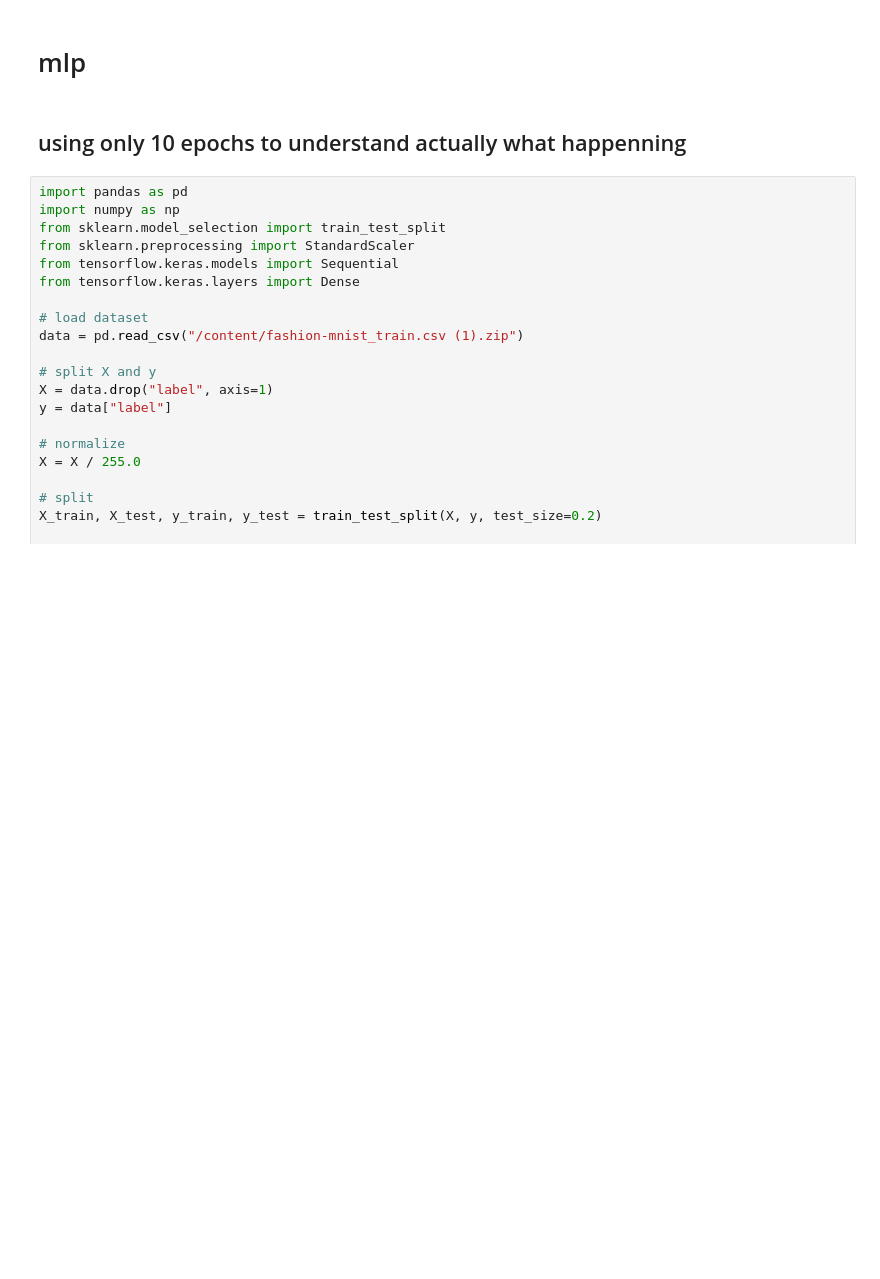
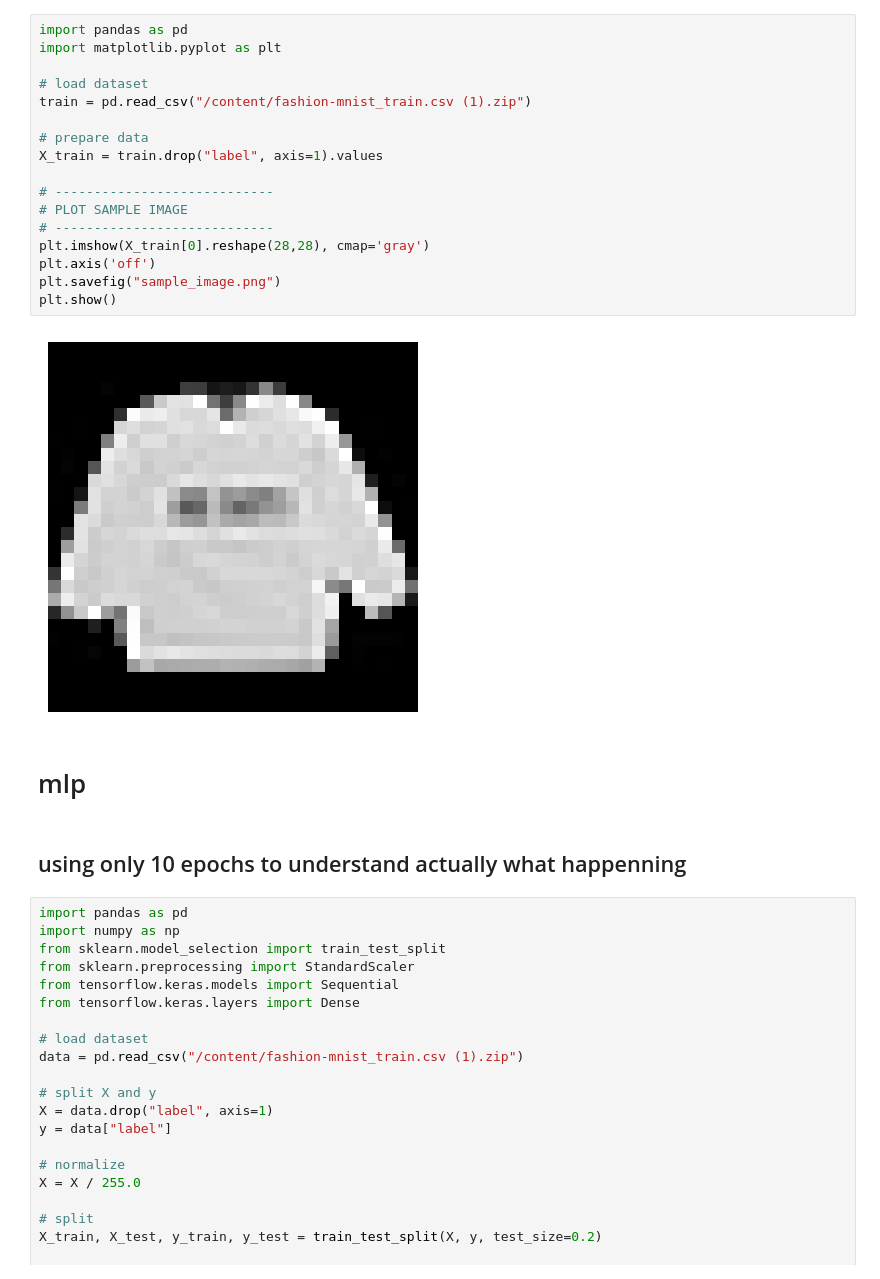
Before and after one commit to naveen-ramavath/Deep-Learning, a Jupyter notebook: dl_assignment.ipynb, the cells around one changed output. Drawn from its saved outputs; the diff is of its cells as text; blank space fills up the shorter version.

```diff
--- a/dl_assignment.ipynb
+++ b/dl_assignment.ipynb
@@ -1,5 +1,24 @@
 # %% [markdown]
 <a href="https://colab.research.google.com/github/naveen-ramavath/Deep-Learning/blob/main/dl_assignment.ipynb" target="_parent"><img src="https://colab.research.google.com/assets/colab-badge.svg" alt="Open In Colab"/></a>
+# %%
+import pandas as pd
+import matplotlib.pyplot as plt
+
+# load dataset
+train = pd.read_csv("/content/fashion-mnist_train.csv (1).zip")
+
+# prepare data
+X_train = train.drop("label", axis=1).values
+
+# ----------------------------
+# PLOT SAMPLE IMAGE
+# ----------------------------
+plt.imshow(X_train[0].reshape(28,28), cmap='gray')
+plt.axis('off')
+plt.savefig("sample_image.png")
+plt.show()
+# %% [output]
+[figure, added]
 # %% [markdown]
 # mlp
 # %% [markdown]
```
Also changed, not shown: parts of 5 cells of this notebook.
